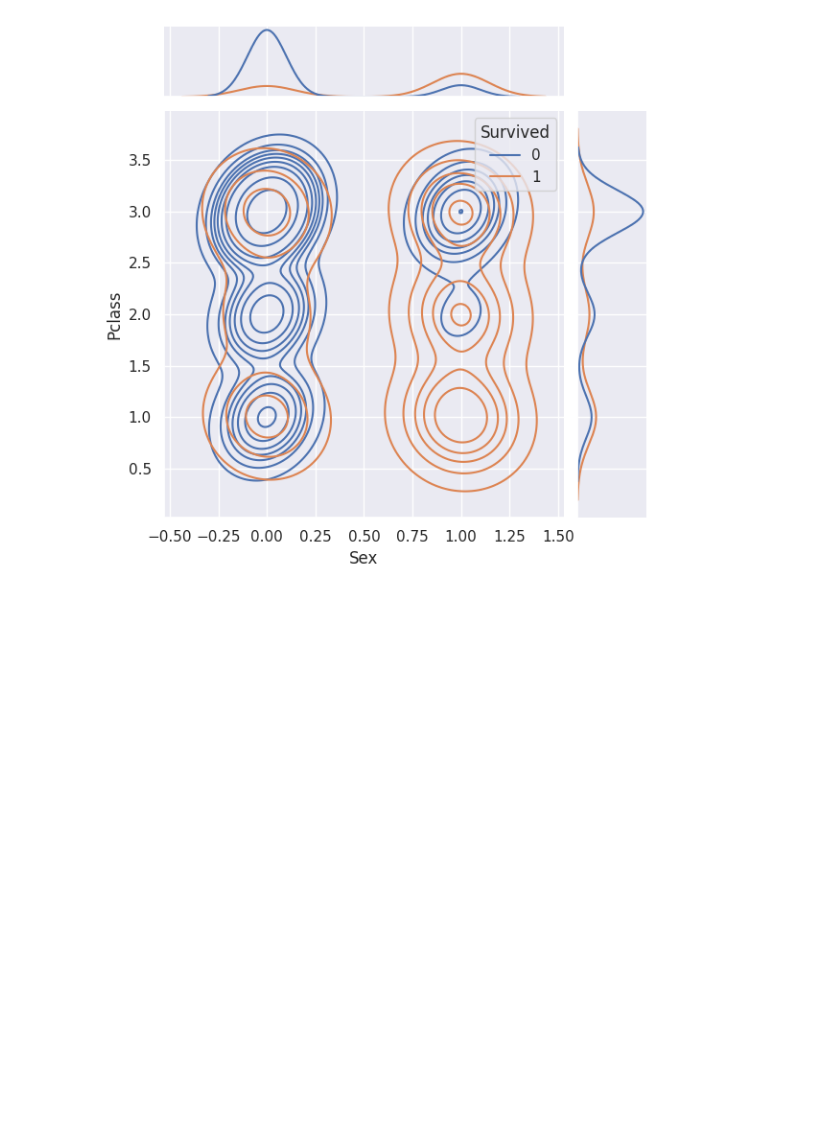
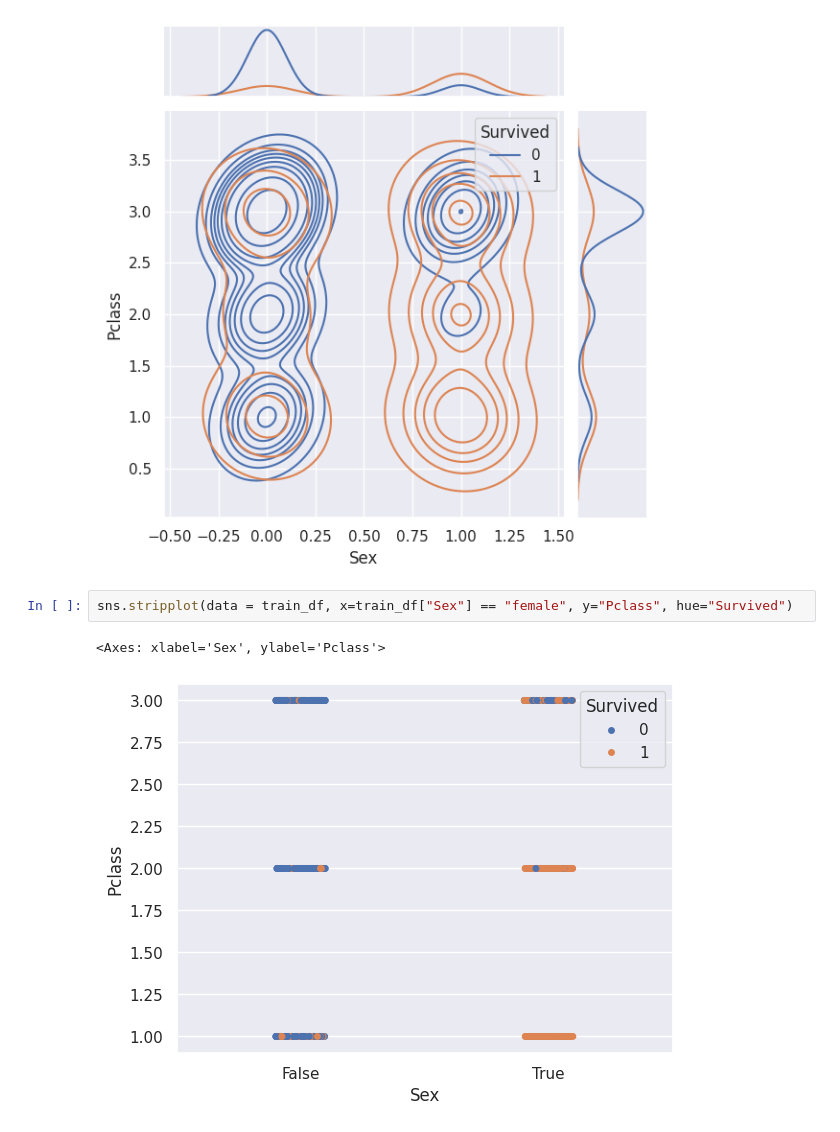
Before and after one commit to AbhikChowdhury6/codingChallenges, a Jupyter notebook: kaggle/competitions/gettingStarted/titanic/titanicExploration.ipynb, the cells around one changed output. Drawn from its saved outputs; the diff is of its cells as text; blank space fills up the shorter version.

```diff
--- a/kaggle/competitions/gettingStarted/titanic/titanicExploration.ipynb
+++ b/kaggle/competitions/gettingStarted/titanic/titanicExploration.ipynb
@@ -102,3 +123,8 @@ sns.jointplot(data = train_df, x=train_df["Sex"] == "female", y="Pclass", hue="S
 # %% [output]
 <seaborn.axisgrid.JointGrid at 0x...>
 [figure]
+# %%
+sns.stripplot(data = train_df, x=train_df["Sex"] == "female", y="Pclass", hue="Survived")
+# %% [output]
+<Axes: xlabel='Sex', ylabel='Pclass'>
+[figure, added]
```
Also changed, not shown: parts of 8 cells of this notebook.
